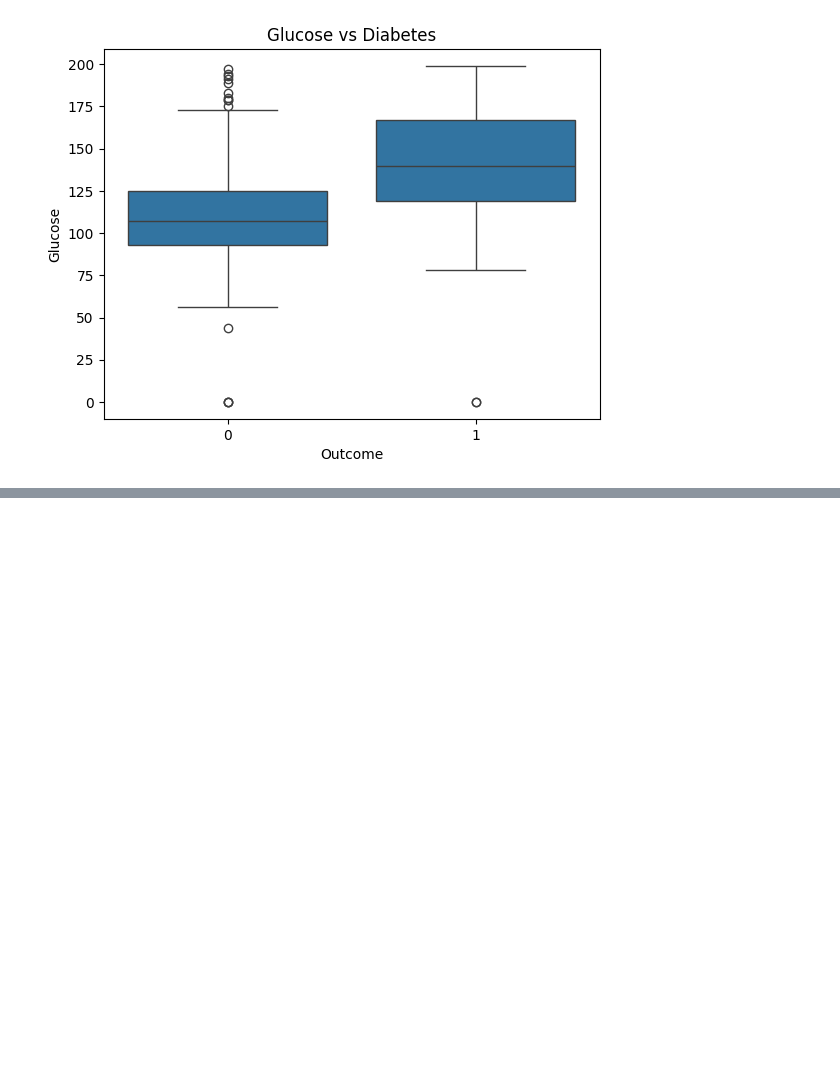
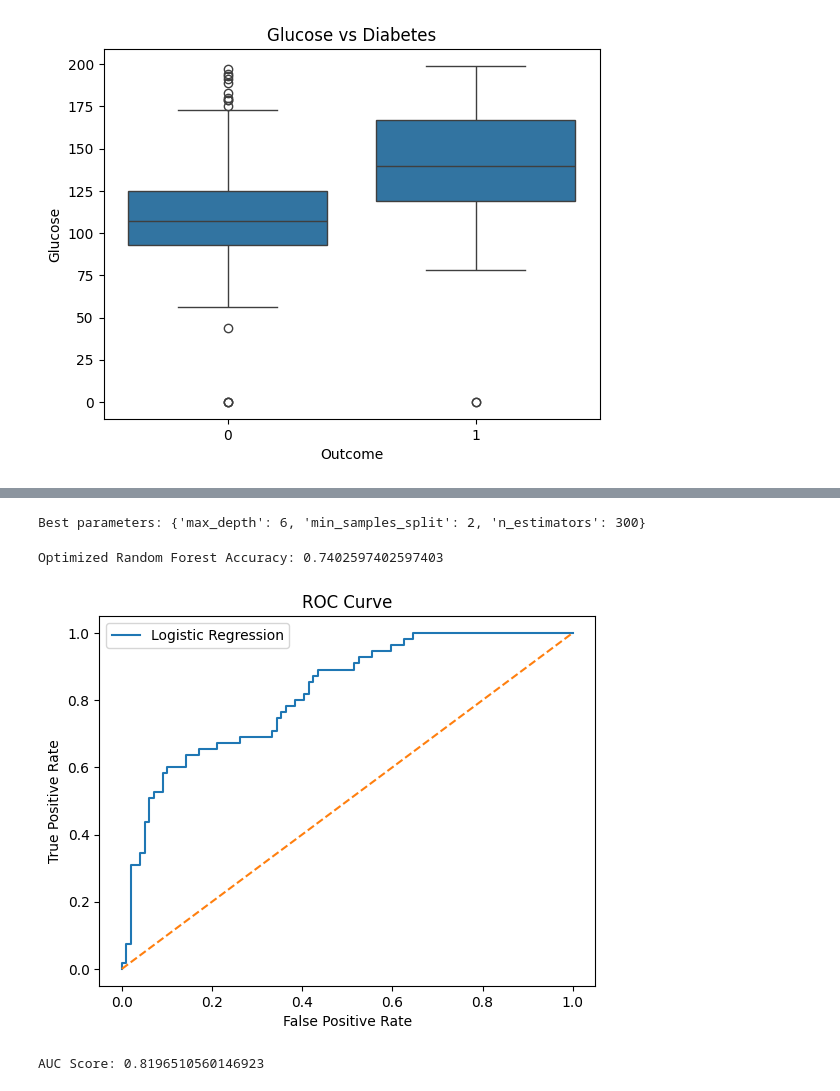
Before and after one commit to Unos001/Diabetes-Prediction-Data-Science, a Jupyter notebook: notebooks/diabetes_analysis.ipynb, the cells around one changed output, grey strips where cells are left out. Cells and saved outputs as stored; diff of their text form; code cells hidden in the pictures; blank space fills up the shorter version.

```diff
--- a/notebooks/diabetes_analysis.ipynb
+++ b/notebooks/diabetes_analysis.ipynb
@@ -121,0 +173,19 @@ plt.show()
+# %%
+from sklearn.preprocessing import StandardScaler
+
+scaler = StandardScaler()
+
+X_train = scaler.fit_transform(X_train)
+X_test = scaler.transform(X_test)
+# %%
+from sklearn.linear_model import LogisticRegression
+from sklearn.tree import DecisionTreeClassifier
+from sklearn.ensemble import RandomForestClassifier
+
+model1 = LogisticRegression()
+model2 = DecisionTreeClassifier()
+model3 = RandomForestClassifier()
+
+model1.fit(X_train,y_train)
+model2.fit(X_train,y_train)
+model3.fit(X_train,y_train)
@@ -121,0 +208,56 @@ plt.show()
+# %%
+from sklearn.model_selection import GridSearchCV
+from sklearn.ensemble import RandomForestClassifier
+
+params = {
+    "n_estimators": [100, 200, 300],
+    "max_depth": [4, 6, 8, 10],
+    "min_samples_split": [2, 5, 10]
+}
+
+grid = GridSearchCV(
+    RandomForestClassifier(random_state=42),
+    params,
+    cv=5,
+    scoring="accuracy"
+)
+
+grid.fit(X_train, y_train)
+
+best_model = grid.best_estimator_
+
+print("Best parameters:", grid.best_params_)
+# %% [output]
+Best parameters: {'max_depth': 6, 'min_samples_split': 2, 'n_estimators': 300}
+# %%
+from sklearn.metrics import accuracy_score
+
+y_pred_best = best_model.predict(X_test)
+
+print("Optimized Random Forest Accuracy:", accuracy_score(y_test, y_pred_best))
+# %% [output]
+Optimized Random Forest Accuracy: 0.7402597402597403
+# %%
+from sklearn.metrics import roc_curve, roc_auc_score
+import matplotlib.pyplot as plt
+
+# Probability predictions
+y_prob = model1.predict_proba(X_test)[:,1]
+
+# ROC calculation
+fpr, tpr, thresholds = roc_curve(y_test, y_prob)
+
+plt.plot(fpr, tpr, label="Logistic Regression")
+plt.plot([0,1],[0,1],'--')
+
+plt.xlabel("False Positive Rate")
+plt.ylabel("True Positive Rate")
+plt.title("ROC Curve")
+plt.legend()
+plt.show()
+
+# AUC Score
+print("AUC Score:", roc_auc_score(y_test, y_prob))
+# %% [output]
+[figure, added]
+AUC Score: 0.8196510560146923
```
Also changed, not shown: parts of 14 cells of this notebook, 5 other files.
